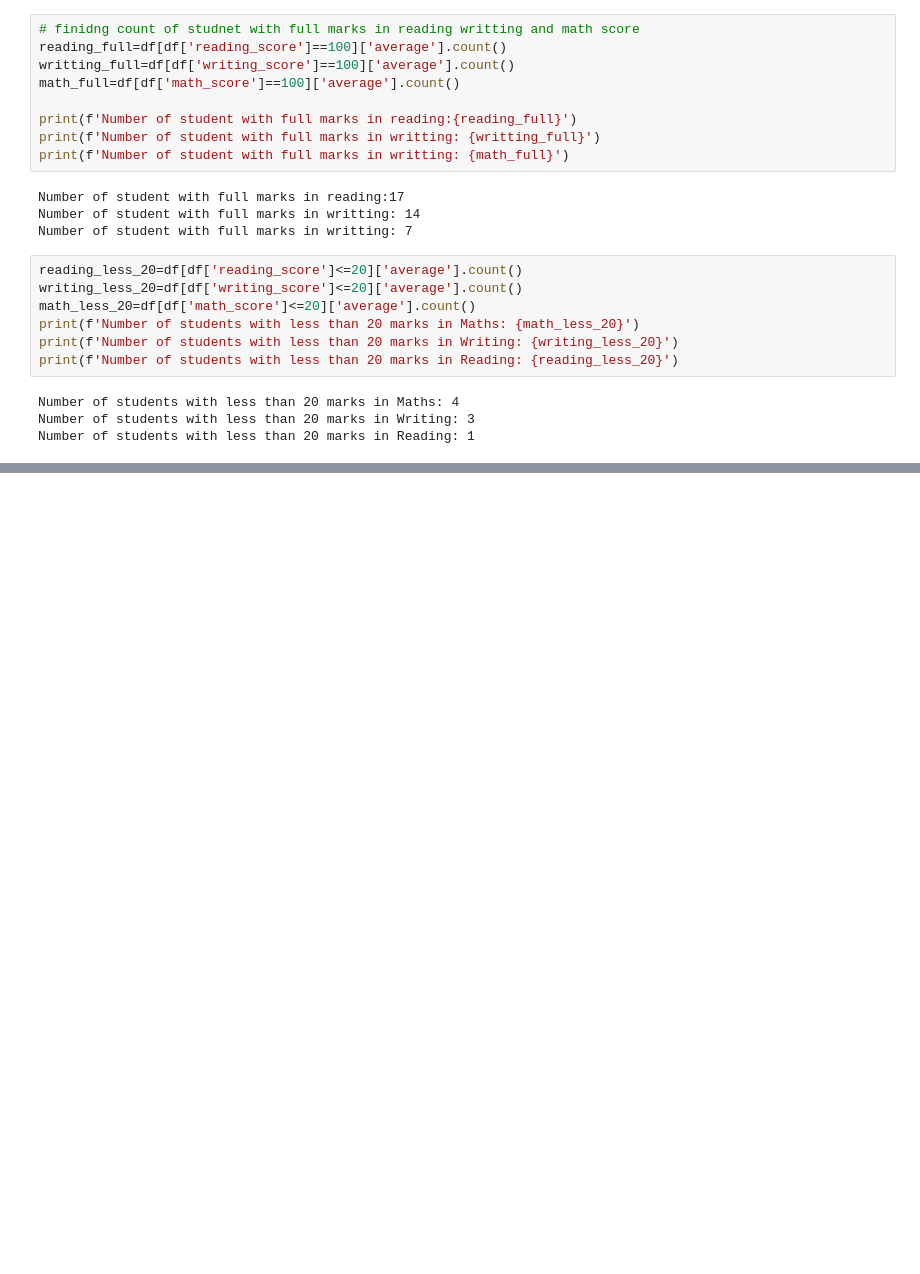
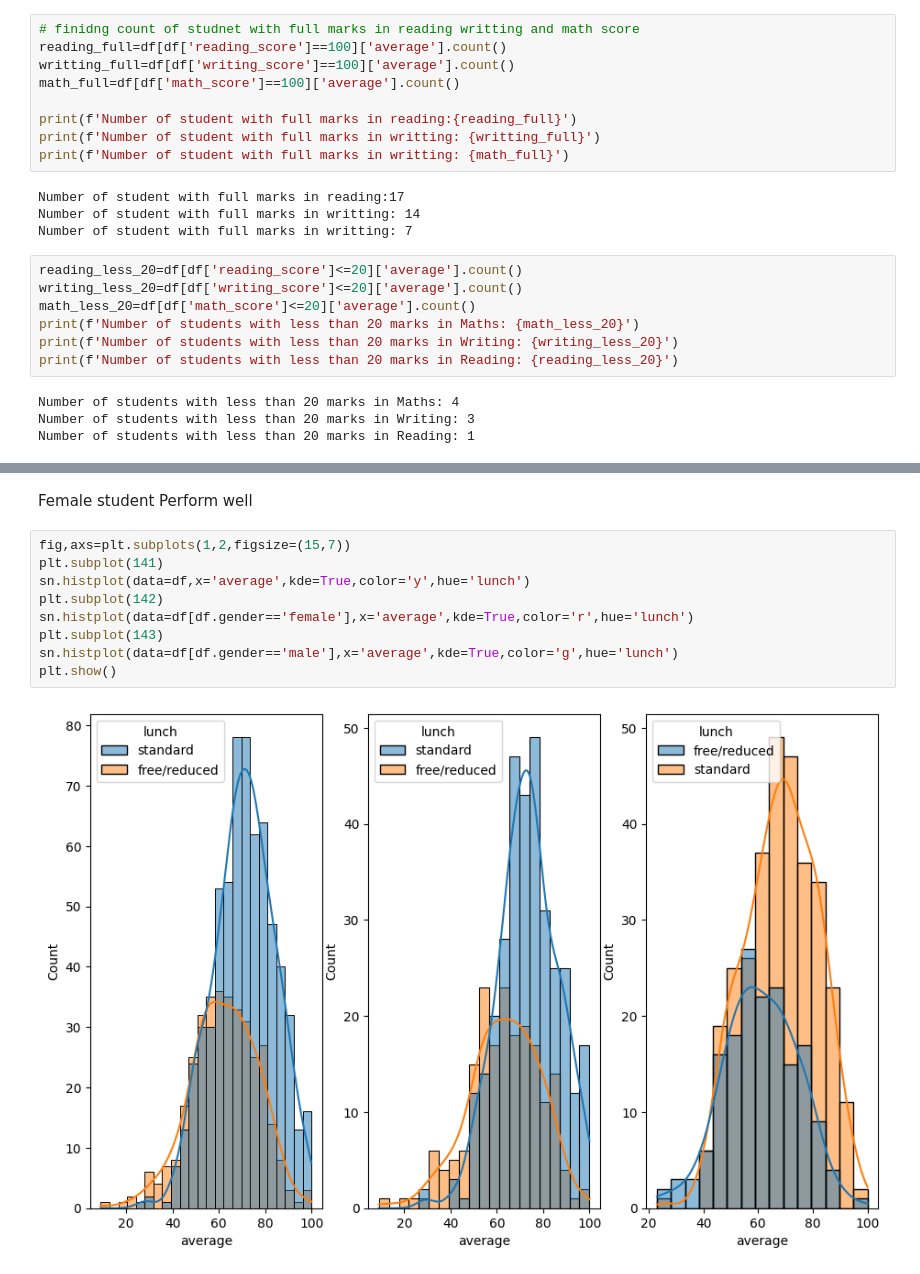
Before and after one commit to AshwiSawarkar/MLProject, a Jupyter notebook: notebook/data/EDA STUDENT PERFORMANCE.ipynb, the cells around one changed output, grey strips where cells are left out. Saved outputs shown, nothing was run; the diff lists cells and outputs as text; blank space fills up the shorter version.

```diff
--- a/notebook/data/EDA STUDENT PERFORMANCE.ipynb
+++ b/notebook/data/EDA STUDENT PERFORMANCE.ipynb
@@ -187,0 +209,13 @@ Exploaring Data (Visualization)
+# %% [markdown]
+Female student Perform well
+# %%
+fig,axs=plt.subplots(1,2,figsize=(15,7))
+plt.subplot(141)
+sn.histplot(data=df,x='average',kde=True,color='y',hue='lunch')
+plt.subplot(142)
+sn.histplot(data=df[df.gender=='female'],x='average',kde=True,color='r',hue='lunch')
+plt.subplot(143)
+sn.histplot(data=df[df.gender=='male'],x='average',kde=True,color='g',hue='lunch')
+plt.show()
+# %% [output]
+[figure, added]
```
Also changed, not shown: parts of 11 cells of this notebook, 10 other files.
